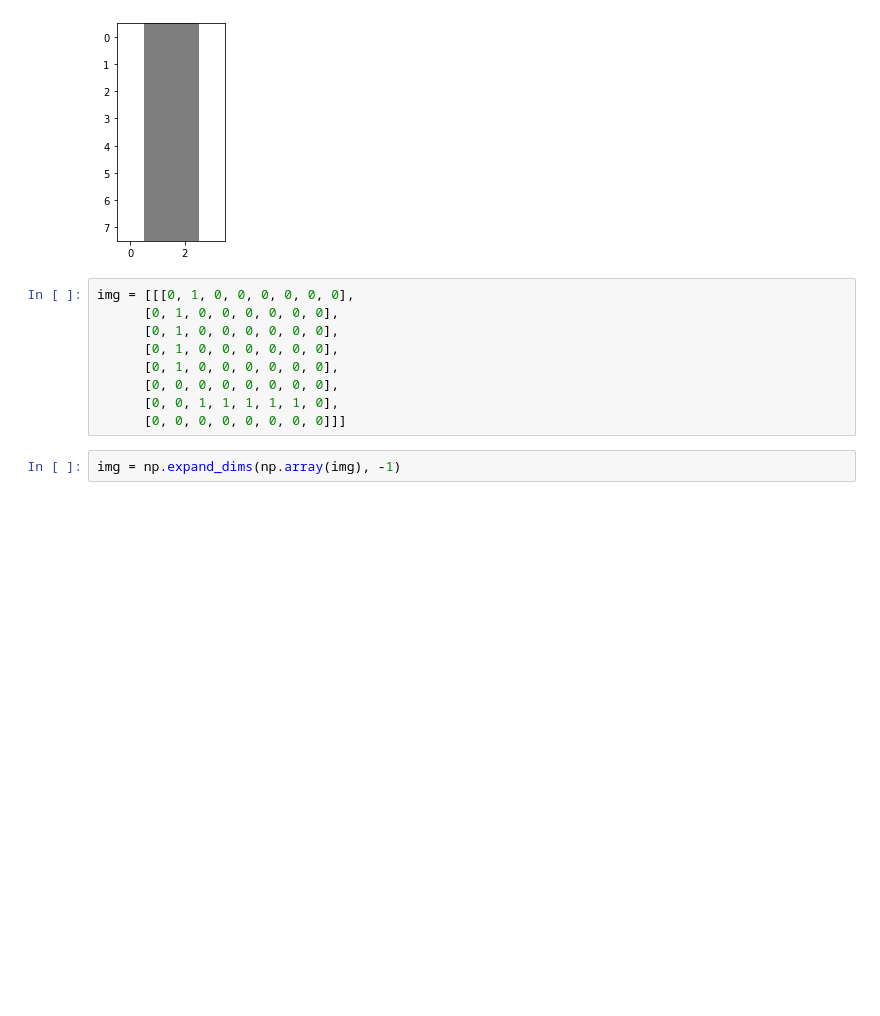
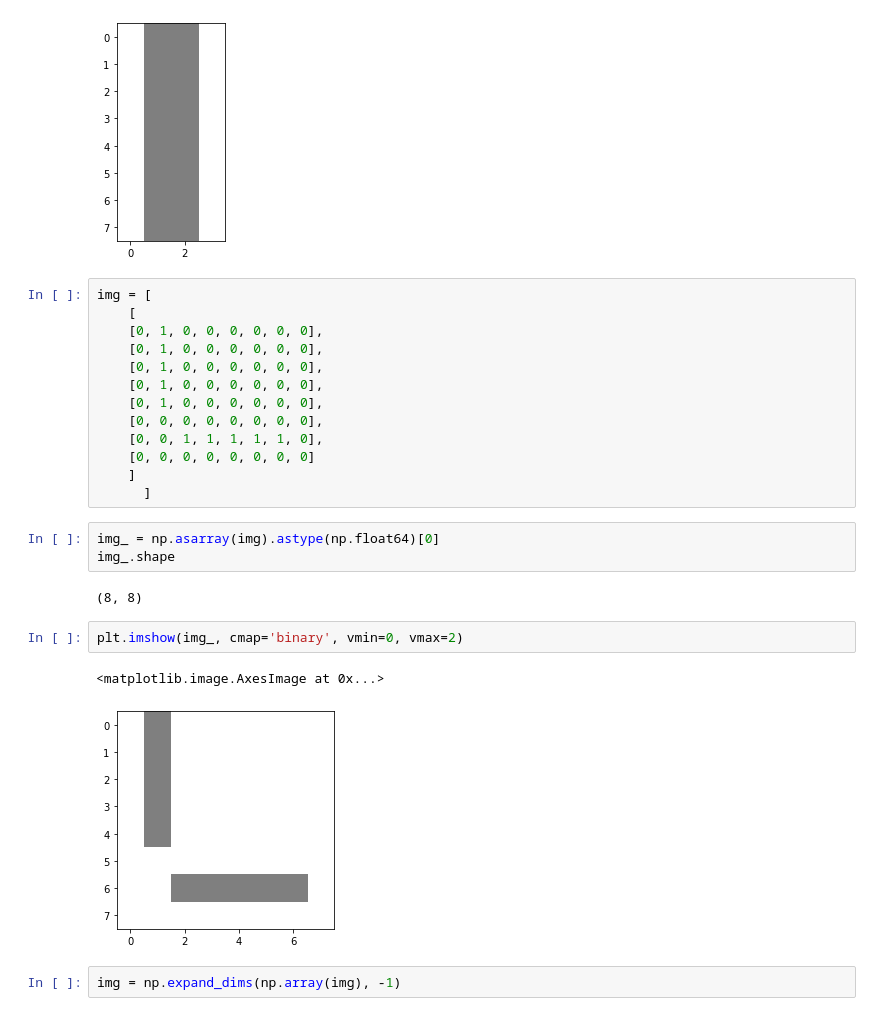
Before and after one commit to hildar/intro-nn, a Jupyter notebook: L4 CNN/Lesson_4.ipynb, the cells around one changed output. Drawn from its saved outputs; the diff is of its cells as text; blank space fills up the shorter version.

```diff
--- a/L4 CNN/Lesson_4.ipynb
+++ b/L4 CNN/Lesson_4.ipynb
@@ -69,14 +73,28 @@ print(avg_pooling_data.numpy().reshape(h, w))
  [0. 1. 1. 0.]]
 [figure]
 # %%
-img = [[[0, 1, 0, 0, 0, 0, 0, 0],
-      [0, 1, 0, 0, 0, 0, 0, 0],
-      [0, 1, 0, 0, 0, 0, 0, 0],
-      [0, 1, 0, 0, 0, 0, 0, 0],
-      [0, 1, 0, 0, 0, 0, 0, 0],
-      [0, 0, 0, 0, 0, 0, 0, 0],
-      [0, 0, 1, 1, 1, 1, 1, 0],
-      [0, 0, 0, 0, 0, 0, 0, 0]]]
+img = [
+    [
+    [0, 1, 0, 0, 0, 0, 0, 0],
+    [0, 1, 0, 0, 0, 0, 0, 0],
+    [0, 1, 0, 0, 0, 0, 0, 0],
+    [0, 1, 0, 0, 0, 0, 0, 0],
+    [0, 1, 0, 0, 0, 0, 0, 0],
+    [0, 0, 0, 0, 0, 0, 0, 0],
+    [0, 0, 1, 1, 1, 1, 1, 0],
+    [0, 0, 0, 0, 0, 0, 0, 0]
+    ]
+      ]
+# %%
+img_ = np.asarray(img).astype(np.float64)[0]
+img_.shape
+# %% [output]
+(8, 8)
+# %%
+plt.imshow(img_, cmap='binary', vmin=0, vmax=2)
+# %% [output]
+<matplotlib.image.AxesImage at 0x...>
+[figure, added]
 # %%
 img = np.expand_dims(np.array(img), -1)
 # %%
```
Also changed, not shown: parts of 16 cells of this notebook.
